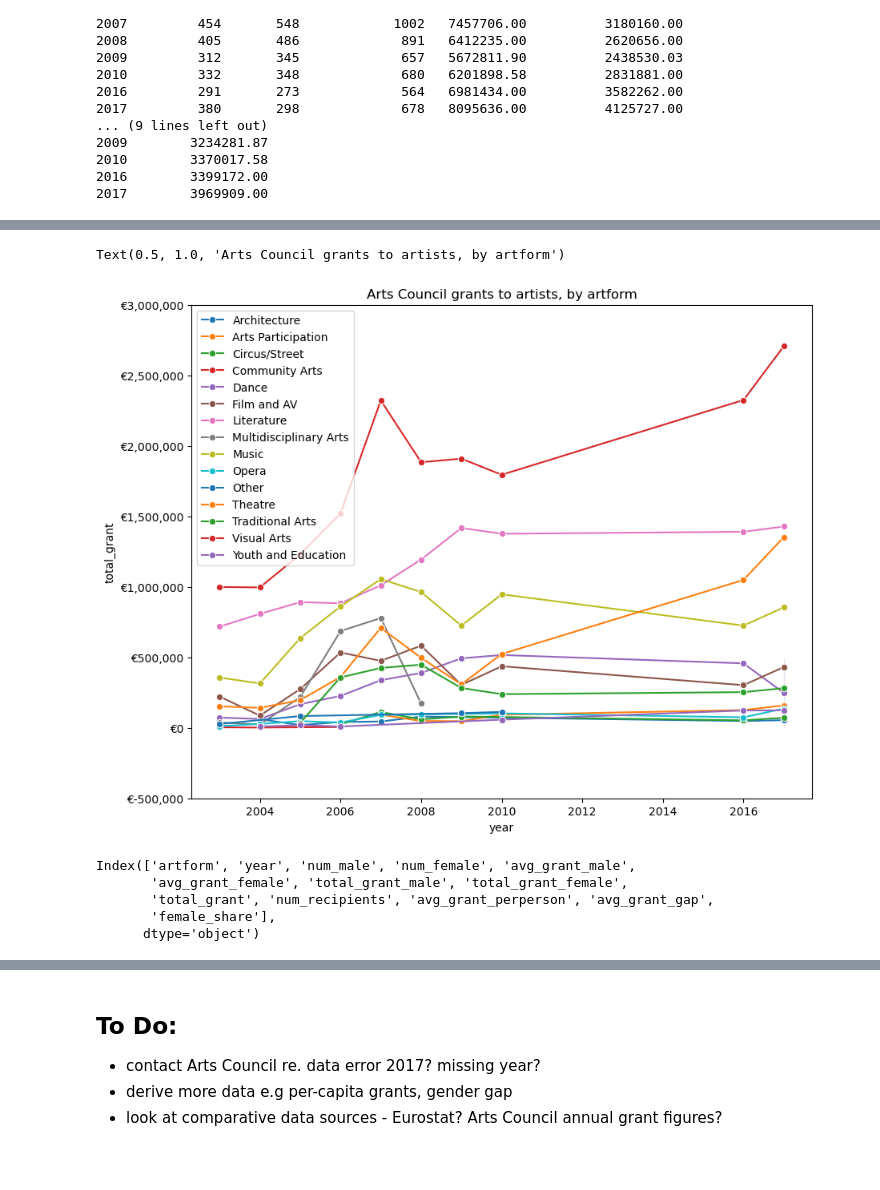
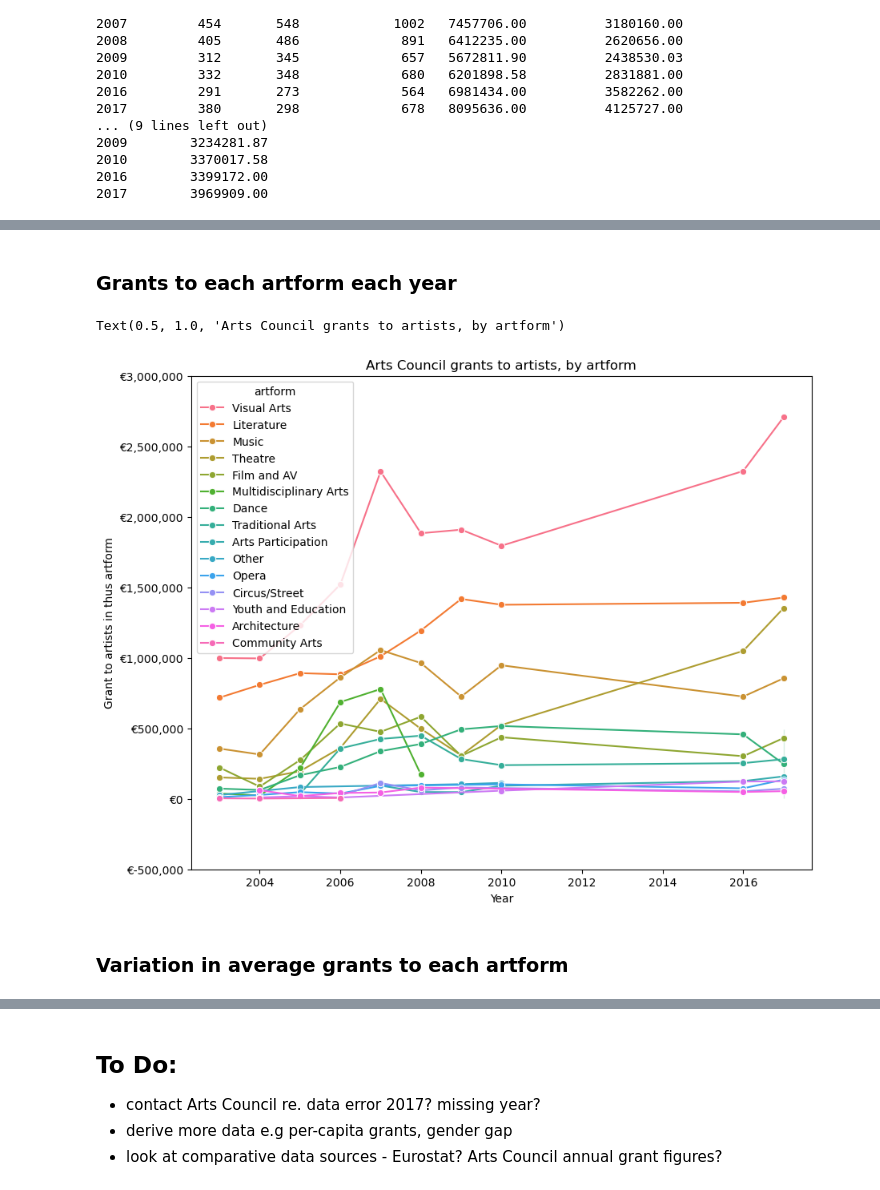
Before and after one commit to SuColl/programming-for-data-analytics, a Jupyter notebook: project/notebook.ipynb, the cells around one changed output, grey strips where cells are left out. Drawn from its saved outputs; the diff is of its cells as text; code cells hidden in the pictures; blank space fills up the shorter version.

```diff
--- a/project/notebook.ipynb
+++ b/project/notebook.ipynb
@@ -421,28 +559,29 @@ Text(0.45, 0.96, 'Visual Arts, Literature and Music receive the highest amount o
+# %% [markdown]
+### Grants to each artform each year
 # %%
 # Plot the grants awarded by artform.
 plt.figure(figsize=(10,8))
 
-for artform in list_artforms:
-    sns.lineplot(df[df["artform"]== artform],
-                x="year",
-                y="total_grant",
-                marker="o",
-                label = artform)
+sns.lineplot(df,
+            x="year",
+            y="total_grant",
+            hue="artform",
+            hue_order=artforms_by_total_funding,
+            marker="o"
+            )
 
-# grab ytick locations and reformat to make ytick labels
+
+# grab ytick locations and reformat to make more readable ytick labels
 ylocs, ylabels = plt.yticks()
 ylabels_formatted = ["€{:,.0f}".format(x) for x in ylocs]
 plt.yticks(ylocs, ylabels_formatted)
 
+
+plt.ylabel("Grant to artists in thus artform")
+plt.xlabel("Year")
 plt.title("Arts Council grants to artists, by artform")
 # %% [output]
 Text(0.5, 1.0, 'Arts Council grants to artists, by artform')
-[figure, old version]
+[figure, new version]
-# %%
-df.columns
-# %% [output]
-Index(['artform', 'year', 'num_male', 'num_female', 'avg_grant_male',
-       'avg_grant_female', 'total_grant_male', 'total_grant_female',
-       'total_grant', 'num_recipients', 'avg_grant_perperson', 'avg_grant_gap',
-       'female_share'],
-      dtype='object')
+# %% [markdown]
+### Variation in average grants to each artform
```
Also changed, not shown: parts of 28 cells of this notebook.
